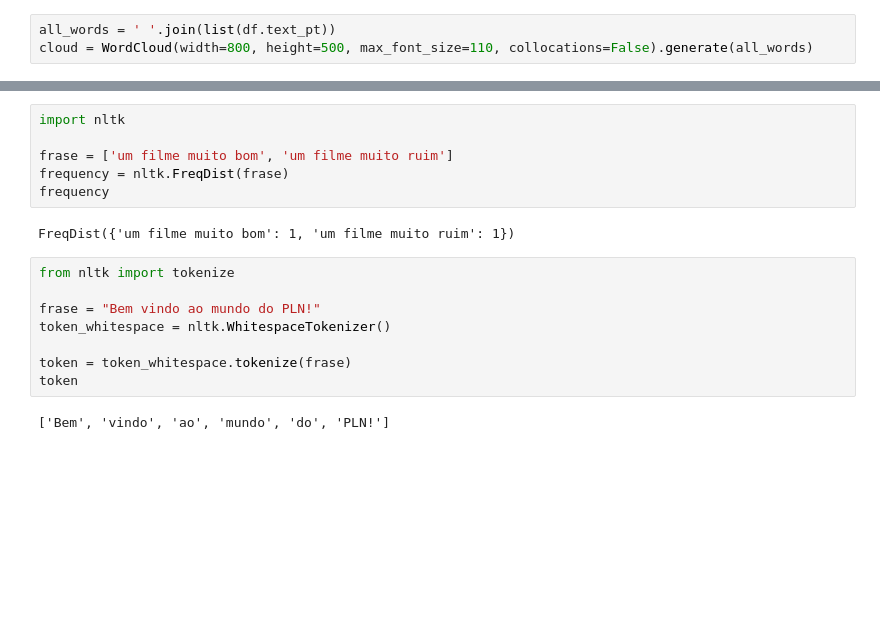
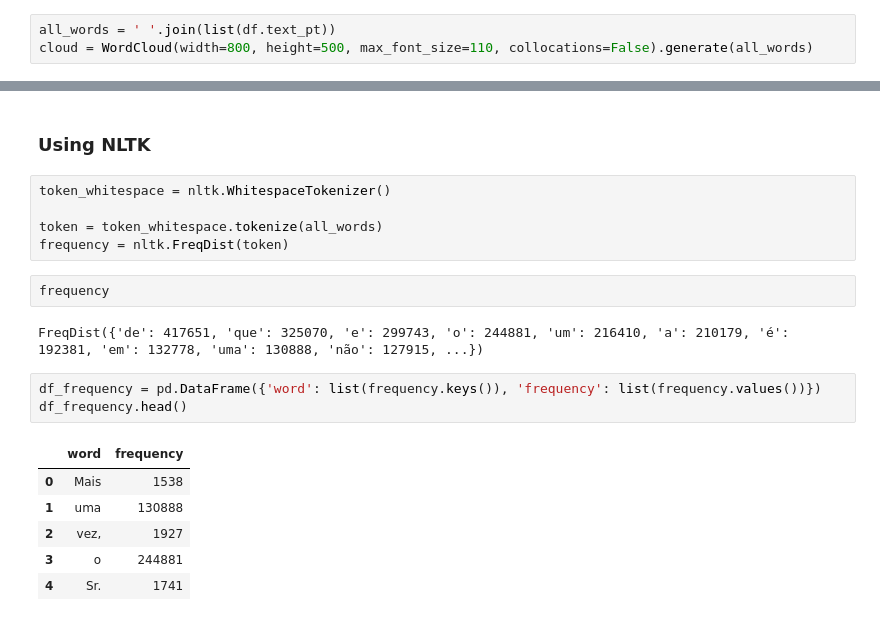
Before and after one commit to julianyraiol/machine_learning_nanodegree, a Jupyter notebook: NLP/bag_and_cloud_of_words.ipynb, the cells around one changed output, grey strips where cells are left out. Cells and saved outputs as stored; diff of their text form; blank space fills up the shorter version.

```diff
--- a/NLP/bag_and_cloud_of_words.ipynb
+++ b/NLP/bag_and_cloud_of_words.ipynb
@@ -122,18 +124,21 @@ plt.show()
-# %%
-import nltk
-
-frase = ['um filme muito bom', 'um filme muito ruim']
-frequency = nltk.FreqDist(frase)
-frequency
-# %% [output]
-FreqDist({'um filme muito bom': 1, 'um filme muito ruim': 1})
-# %%
-from nltk import tokenize
-
-frase = "Bem vindo ao mundo do PLN!"
-token_whitespace = nltk.WhitespaceTokenizer()
-
-token = token_whitespace.tokenize(frase)
-token
-# %% [output]
-['Bem', 'vindo', 'ao', 'mundo', 'do', 'PLN!']
+# %% [markdown]
+### Using NLTK
+# %%
+token_whitespace = nltk.WhitespaceTokenizer()
+
+token = token_whitespace.tokenize(all_words)
+frequency = nltk.FreqDist(token)
+# %%
+frequency
+# %% [output]
+FreqDist({'de': 417651, 'que': 325070, 'e': 299743, 'o': 244881, 'um': 216410, 'a': 210179, 'é': 192381, 'em': 132778, 'uma': 130888, 'não': 127915, ...})
+# %%
+df_frequency = pd.DataFrame({'word': list(frequency.keys()), 'frequency': list(frequency.values())})
+df_frequency.head()
+# %% [output]
+|  | word | frequency |
+| 0 | Mais | 1538 |
+| 1 | uma | 130888 |
+| 2 | vez, | 1927 |
+| 3 | o | 244881 |
+| 4 | Sr. | 1741 |
```
Also changed, not shown: parts of 7 cells of this notebook.
